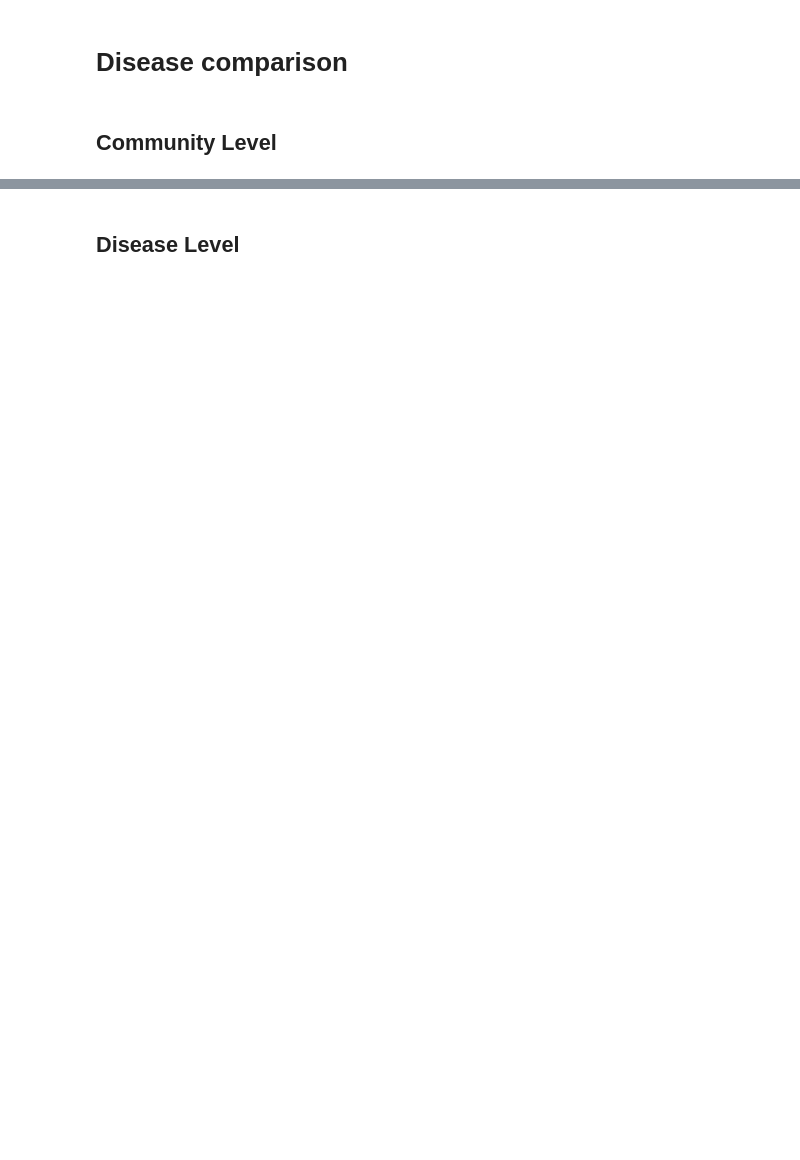
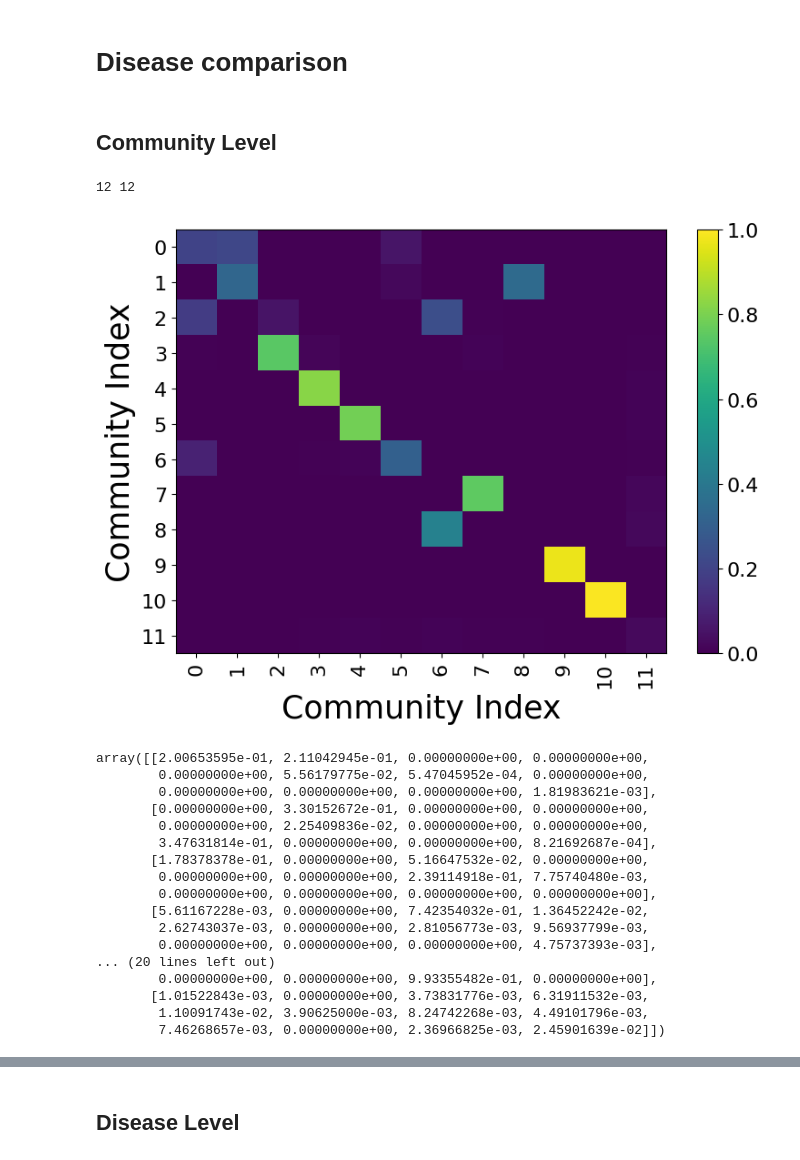
Before and after one commit to Monomanae/DDBC-hypergraph, a Jupyter notebook: Methods/DDBC/disease_jaccard_similarity.ipynb, the cells around one changed output, grey strips where cells are left out. Saved outputs shown, nothing was run; the diff lists cells and outputs as text; code cells hidden in the pictures; blank space fills up the shorter version.

```diff
--- a/Methods/DDBC/disease_jaccard_similarity.ipynb
+++ b/Methods/DDBC/disease_jaccard_similarity.ipynb
@@ -167,5 +199,27 @@ for d in LIST_OF_DISEASES:
 # Disease comparison
 # %% [markdown]
 ## Community Level
+# %%
+community_jaccard_matrix("LEUKEMIA","SCHIZOPHRENIA", show_plot=True, selected=True)
+# %% [output]
+12 12
+[figure, added]
+array([[2.00653595e-01, 2.11042945e-01, 0.00000000e+00, 0.00000000e+00,
+        0.00000000e+00, 5.56179775e-02, 5.47045952e-04, 0.00000000e+00,
+        0.00000000e+00, 0.00000000e+00, 0.00000000e+00, 1.81983621e-03],
+       [0.00000000e+00, 3.30152672e-01, 0.00000000e+00, 0.00000000e+00,
+        0.00000000e+00, 2.25409836e-02, 0.00000000e+00, 0.00000000e+00,
+        3.47631814e-01, 0.00000000e+00, 0.00000000e+00, 8.21692687e-04],
+       [1.78378378e-01, 0.00000000e+00, 5.16647532e-02, 0.00000000e+00,
+        0.00000000e+00, 0.00000000e+00, 2.39114918e-01, 7.75740480e-03,
+        0.00000000e+00, 0.00000000e+00, 0.00000000e+00, 0.00000000e+00],
+       [5.61167228e-03, 0.00000000e+00, 7.42354032e-01, 1.36452242e-02,
+        2.62743037e-03, 0.00000000e+00, 2.81056773e-03, 9.56937799e-03,
+        0.00000000e+00, 0.00000000e+00, 0.00000000e+00, 4.75737393e-03],
+... (20 lines left out)
+        0.00000000e+00, 0.00000000e+00, 9.93355482e-01, 0.00000000e+00],
+       [1.01522843e-03, 0.00000000e+00, 3.73831776e-03, 6.31911532e-03,
+        1.10091743e-02, 3.90625000e-03, 8.24742268e-03, 4.49101796e-03,
+        7.46268657e-03, 0.00000000e+00, 2.36966825e-03, 2.45901639e-02]])
 # %%
 for d1,d2 in combinations(LIST_OF_DISEASES,2):
```
Also changed, not shown: parts of 8 cells of this notebook, 42 other files.
